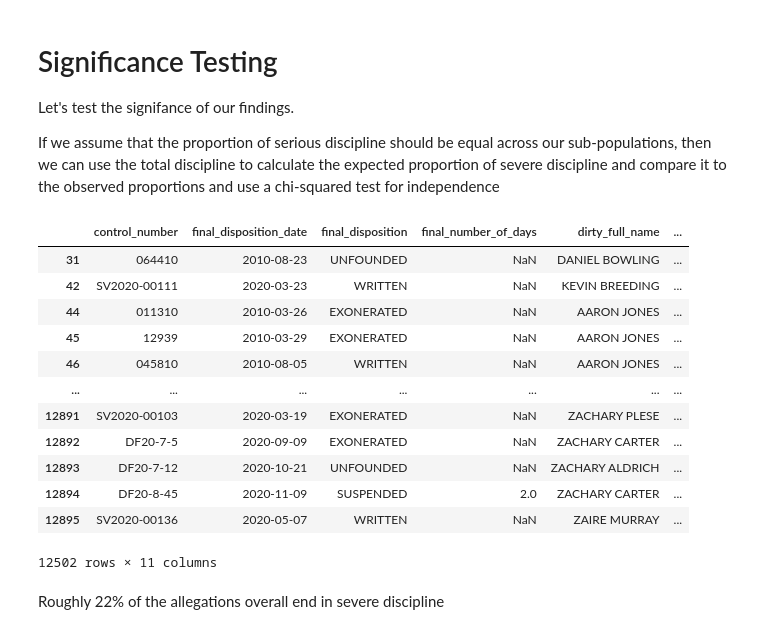
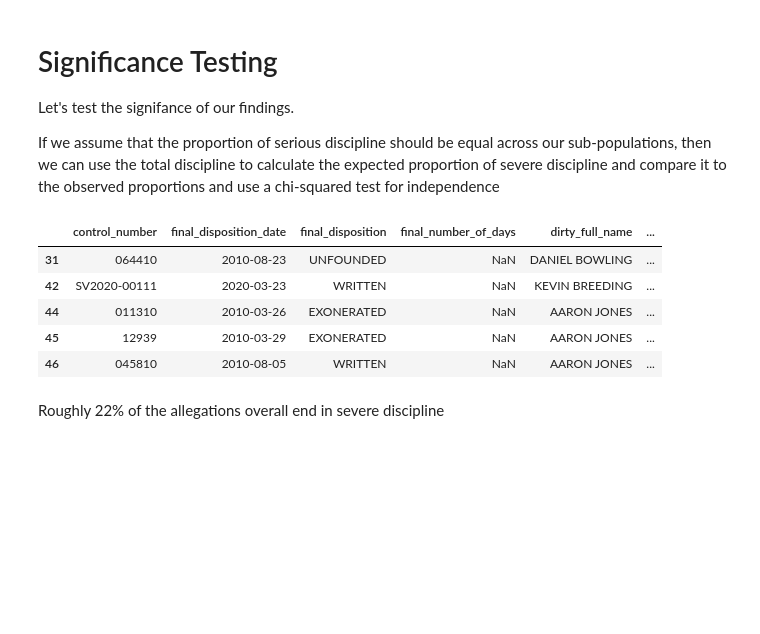
Before and after one commit to APM-Reports/nashville-discipline, a Jupyter notebook: analysis/Discipline-Data-Analysis.ipynb, the cells around one changed output. Saved outputs shown, nothing was run; the diff lists cells and outputs as text; code cells hidden in the pictures; blank space fills up the shorter version.

```diff
--- a/analysis/Discipline-Data-Analysis.ipynb
+++ b/analysis/Discipline-Data-Analysis.ipynb
@@ -948,26 +1095,19 @@ If we assume that the proportion of serious discipline should be equal across ou
 # %%
 discipline_sig_testing = discipline_final.copy()
 
 discipline_sig_testing['severe_flag'] = discipline_sig_testing.apply(
     lambda x: 1 if ('SUSPENDED' in x.final_disposition)|('DEMOT' in x.final_disposition)|('TERMIN' in x.final_disposition) else 0,
     axis=1
 )
 
-discipline_sig_testing
+discipline_sig_testing.head()
 # %% [output]
 |  | control_number | final_disposition_date | final_disposition | final_number_of_days | dirty_full_name | ... |
 | 31 | 064410 | 2010-08-23 | UNFOUNDED | NaN | DANIEL BOWLING | ... |
 | 42 | SV2020-00111 | 2020-03-23 | WRITTEN | NaN | KEVIN BREEDING | ... |
 | 44 | 011310 | 2010-03-26 | EXONERATED | NaN | AARON JONES | ... |
 | 45 | 12939 | 2010-03-29 | EXONERATED | NaN | AARON JONES | ... |
 | 46 | 045810 | 2010-08-05 | WRITTEN | NaN | AARON JONES | ... |
-| ... | ... | ... | ... | ... | ... | ... |
-| 12891 | SV2020-00103 | 2020-03-19 | EXONERATED | NaN | ZACHARY PLESE | ... |
-| 12892 | DF20-7-5 | 2020-09-09 | EXONERATED | NaN | ZACHARY CARTER | ... |
-| 12893 | DF20-7-12 | 2020-10-21 | UNFOUNDED | NaN | ZACHARY ALDRICH | ... |
-| 12894 | DF20-8-45 | 2020-11-09 | SUSPENDED | 2.0 | ZACHARY CARTER | ... |
-| 12895 | SV2020-00136 | 2020-05-07 | WRITTEN | NaN | ZAIRE MURRAY | ... |
-12502 rows × 11 columns
 # %% [markdown]
 Roughly 22% of the allegations overall end in severe discipline
 # %%
```
Also changed, not shown: parts of 39 cells of this notebook, 1 other file.
